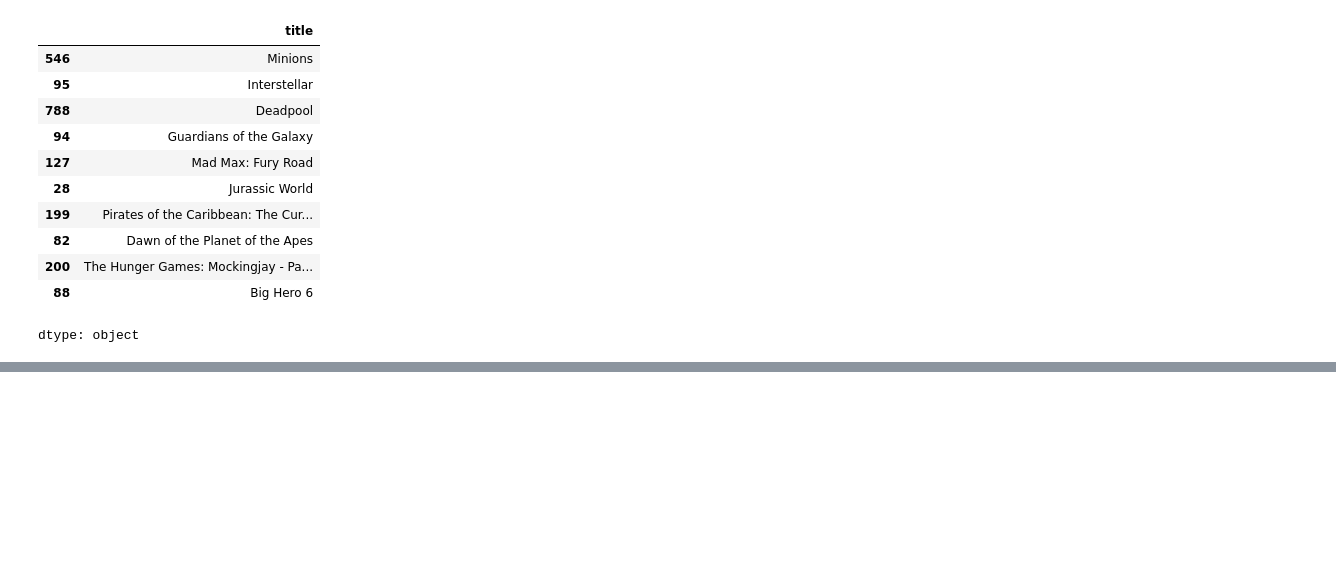
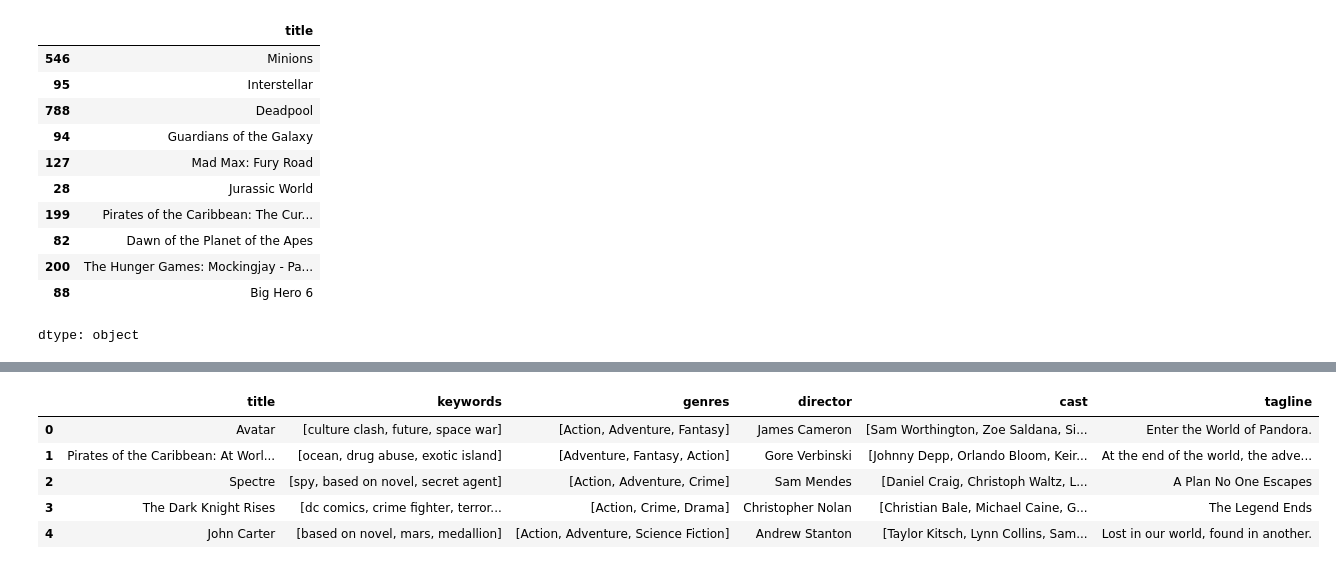
Before and after one commit to ashimaarora25/ml-projects, a Jupyter notebook: movie-recommendations/MovieRecommendationsML.ipynb, the cells around one changed output, grey strips where cells are left out. Saved outputs shown, nothing was run; the diff lists cells and outputs as text; code cells hidden in the pictures; blank space fills up the shorter version.

```diff
--- a/movie-recommendations/MovieRecommendationsML.ipynb
+++ b/movie-recommendations/MovieRecommendationsML.ipynb
@@ -113,0 +129,28 @@ dtype: object
+# %%
+#Get the required information in the relevant form
+def get_director(x):
+    for i in x:
+        if i["job"] == "Director":
+            return i["name"]
+    return np.nan
+# %%
+#For the rest of the features, we need the list of items under the 'name' key.
+#Example: Genres: [{"id": 28, "name": "Action"}, {"id": 12, "name": "Adventure"}, {"id": 14, "name": "Fantasy"}, {"id": 878, "name": "Science Fiction"}]
+# We need the list of items under the name key, hence [Action, Adventure, Fantasy]
+
+# Returns the list top 3 elements or entire list; whichever is more.
+def get_list(x):
+    names = []
+    if isinstance(x, list):
+        for i in x:
+          names.append(i["name"])
+        #Check if more than 3 elements exist. If yes, return only first three. If no, return entire list.
+        if len(names) > 3:
+            names = names[:3]
+        return names
+
+    #Return empty list in case of missing/malformed data
+    return []
+# %%
+df['director'] = df['crew'].apply(get_director)
+df.head()
@@ -113,0 +165,13 @@ dtype: object
+# %%
+features = ['cast', 'keywords', 'genres']
+for feature in features:
+    df[feature] = df[feature].apply(get_list)
+# %%
+df[['title','keywords','genres','director','cast','tagline']].head()
+# %% [output]
+|  | title | keywords | genres | director | cast | tagline |
+| 0 | Avatar | [culture clash, future, space war] | [Action, Adventure, Fantasy] | James Cameron | [Sam Worthington, Zoe Saldana, Si... | Enter the World of Pandora. |
+| 1 | Pirates of the Caribbean: At Worl... | [ocean, drug abuse, exotic island] | [Adventure, Fantasy, Action] | Gore Verbinski | [Johnny Depp, Orlando Bloom, Keir... | At the end of the world, the adve... |
+| 2 | Spectre | [spy, based on novel, secret agent] | [Action, Adventure, Crime] | Sam Mendes | [Daniel Craig, Christoph Waltz, L... | A Plan No One Escapes |
+| 3 | The Dark Knight Rises | [dc comics, crime fighter, terror... | [Action, Crime, Drama] | Christopher Nolan | [Christian Bale, Michael Caine, G... | The Legend Ends |
+| 4 | John Carter | [based on novel, mars, medallion] | [Action, Adventure, Science Fiction] | Andrew Stanton | [Taylor Kitsch, Lynn Collins, Sam... | Lost in our world, found in another. |
```
Also changed, not shown: parts of 3 cells of this notebook.
